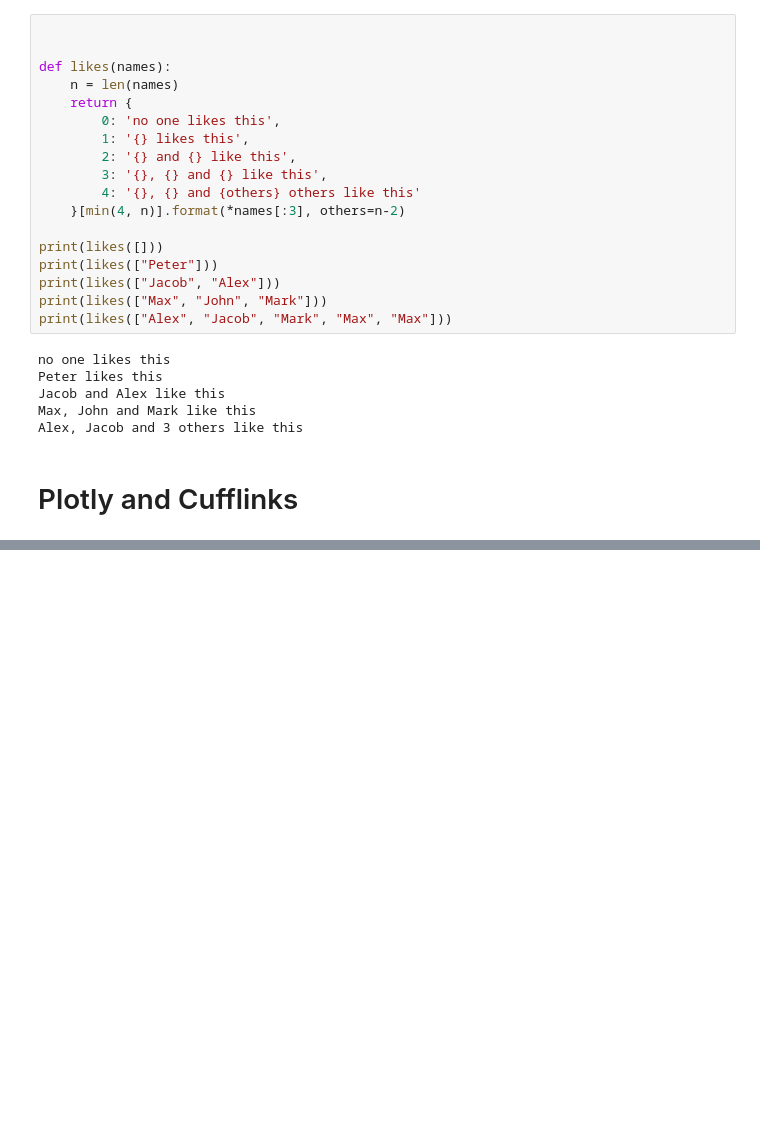
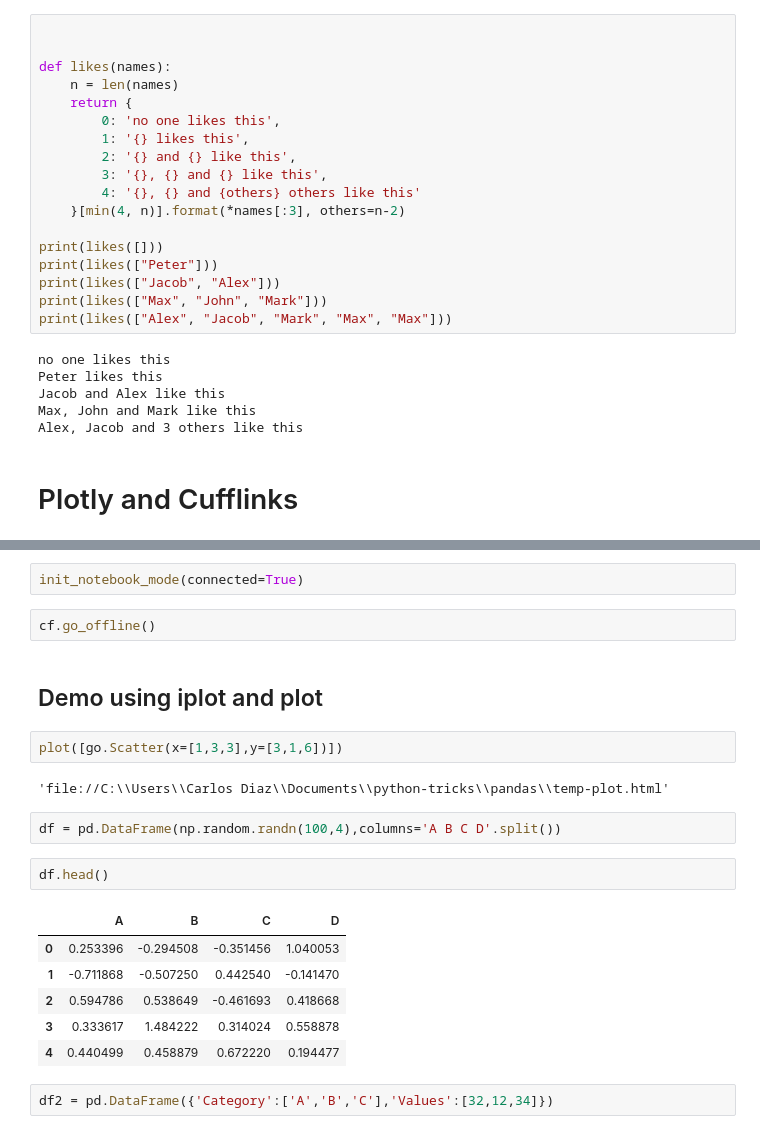
Before and after one commit to PyMore/Metaprogramming, a Jupyter notebook: pandas/pandas.ipynb, the cells around one changed output, grey strips where cells are left out. Cells and saved outputs as stored; diff of their text form; blank space fills up the shorter version.

Commit message:
feat: added plot demo use

```diff
--- a/pandas/pandas.ipynb
+++ b/pandas/pandas.ipynb
@@ -136,0 +140,23 @@ ModuleNotFoundError: No module named 'cufflinks'
+# %%
+init_notebook_mode(connected=True)
+# %%
+cf.go_offline()
+# %% [markdown]
+## Demo using iplot and plot
+# %%
+plot([go.Scatter(x=[1,3,3],y=[3,1,6])])
+# %% [output]
+'file://C:\\Users\\Carlos Diaz\\Documents\\python-tricks\\pandas\\temp-plot.html'
+# %%
+df = pd.DataFrame(np.random.randn(100,4),columns='A B C D'.split())
+# %%
+df.head()
+# %% [output]
+|  | A | B | C | D |
+| 0 | 0.253396 | -0.294508 | -0.351456 | 1.040053 |
+| 1 | -0.711868 | -0.507250 | 0.442540 | -0.141470 |
+| 2 | 0.594786 | 0.538649 | -0.461693 | 0.418668 |
+| 3 | 0.333617 | 1.484222 | 0.314024 | 0.558878 |
+| 4 | 0.440499 | 0.458879 | 0.672220 | 0.194477 |
+# %%
+df2 = pd.DataFrame({'Category':['A','B','C'],'Values':[32,12,34]})
```
Also changed, not shown: parts of 9 cells of this notebook.
